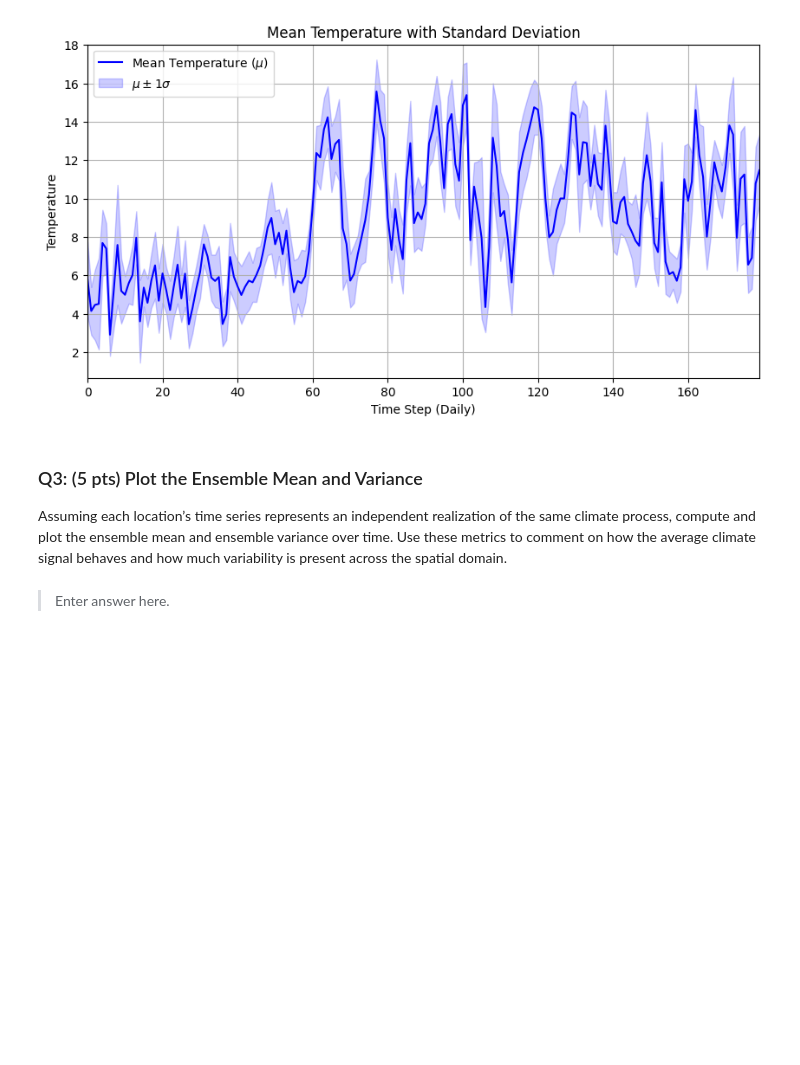
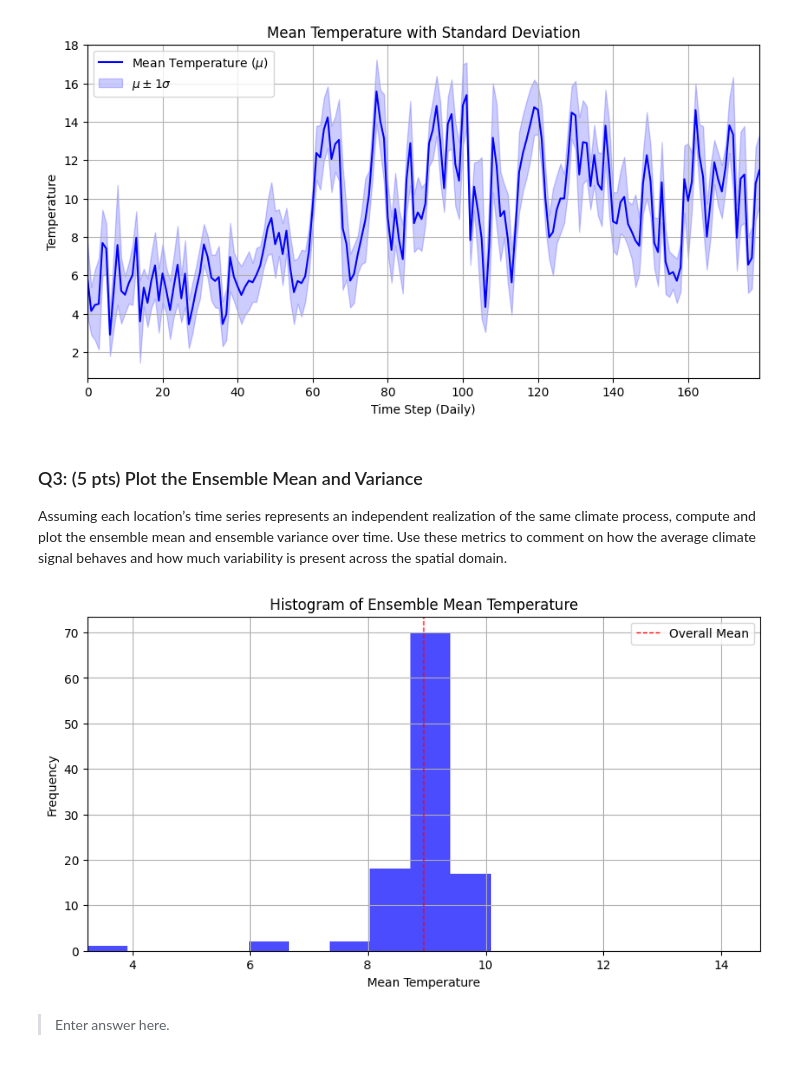
Before and after one commit to larsvantol/Statistical-Signal-Processing, a Jupyter notebook: SC42150_SSP_2025_Assignment.ipynb, the cells around one changed output. Saved outputs shown, nothing was run; the diff lists cells and outputs as text; code cells hidden in the pictures; blank space fills up the shorter version.

```diff
--- a/SC42150_SSP_2025_Assignment.ipynb
+++ b/SC42150_SSP_2025_Assignment.ipynb
@@ -109,6 +109,26 @@ plt.show()
 ### Q3: (5 pts) Plot the Ensemble Mean and Variance
 
 Assuming each location’s time series represents an independent realization of the same climate process, compute and plot the ensemble mean and ensemble variance over time. Use these metrics to comment on how the average climate signal behaves and how much variability is present across the spatial domain.
+# %%
+# ToDo: Ik snap de vraag niet helemaal
+
+ensemble_mean = np.mean(data, axis=0)
+ensemble_std = np.std(data, axis=0)
+overall_mean = np.mean(ensemble_mean)
+
+fig, ax = plt.subplots(1, 1, figsize=(10, 5))
+
+ax.hist(ensemble_mean, bins=int(np.sqrt(K)), color='blue', alpha=0.7)
+ax.set_title('Histogram of Ensemble Mean Temperature')
+ax.set_xlabel('Mean Temperature')
+ax.set_ylabel('Frequency')
+ax.grid()
+ax.axvline(overall_mean, color='red', linestyle='dashed', linewidth=1, label='Overall Mean')
+ax.legend()
+ax.set_xlim(overall_mean - np.max(np.abs(overall_mean - ensemble_mean)), overall_mean + np.max(np.abs(overall_mean - ensemble_mean)))
+plt.show()
+# %% [output]
+[figure, added]
 # %% [markdown]
 > Enter answer here.
 # %% [markdown]
```
Also changed, not shown: parts of 6 cells of this notebook.
